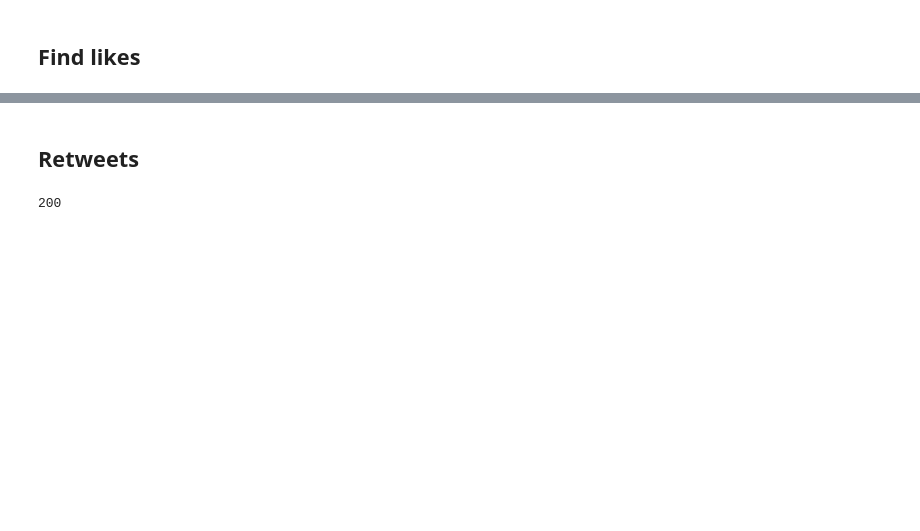
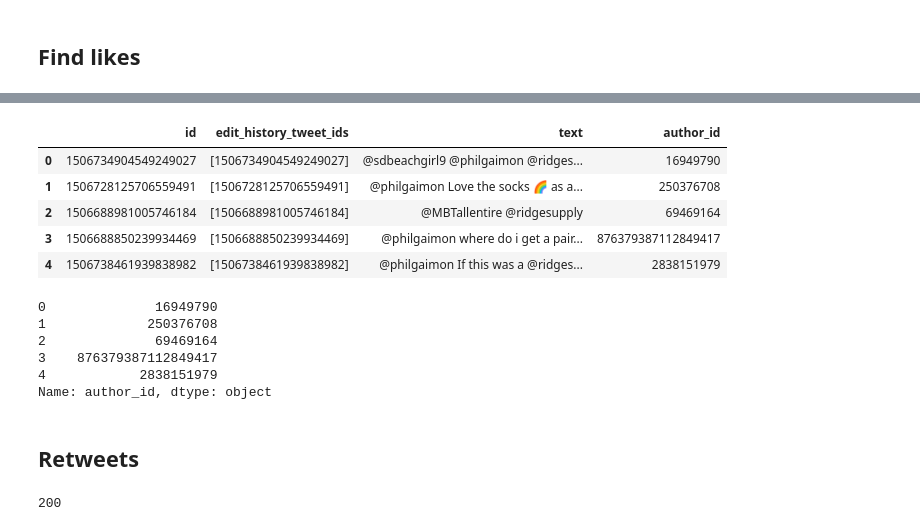
Before and after one commit to lrhf97/brand_project, a Jupyter notebook: data_ridge.ipynb, the cells around one changed output, grey strips where cells are left out. Drawn from its saved outputs; the diff is of its cells as text; code cells hidden in the pictures; blank space fills up the shorter version.

```diff
--- a/data_ridge.ipynb
+++ b/data_ridge.ipynb
@@ -162,3 +162,22 @@ liked_texts
+# %%
+df_liked=pd.DataFrame.from_dict(liked_texts['data'])
+df_liked.head(5)
+# %% [output]
+|  | id | edit_history_tweet_ids | text | author_id |
+| 0 | 1506734904549249027 | [1506734904549249027] | @sdbeachgirl9 @philgaimon @ridges... | 16949790 |
+| 1 | 1506728125706559491 | [1506728125706559491] | @philgaimon Love the socks 🌈 as a... | 250376708 |
+| 2 | 1506688981005746184 | [1506688981005746184] | @MBTallentire @ridgesupply | 69469164 |
+| 3 | 1506688850239934469 | [1506688850239934469] | @philgaimon where do i get a pair... | 876379387112849417 |
+| 4 | 1506738461939838982 | [1506738461939838982] | @philgaimon If this was a @ridges... | 2838151979 |
+# %%
+df_liked['author_id'][0:5]
+# %% [output]
+0              16949790
+1             250376708
+2              69469164
+3    876379387112849417
+4            2838151979
+Name: author_id, dtype: object
 # %% [markdown]
 ## Retweets
 # %%
```
Also changed, not shown: parts of 7 cells of this notebook, 1 other file.
